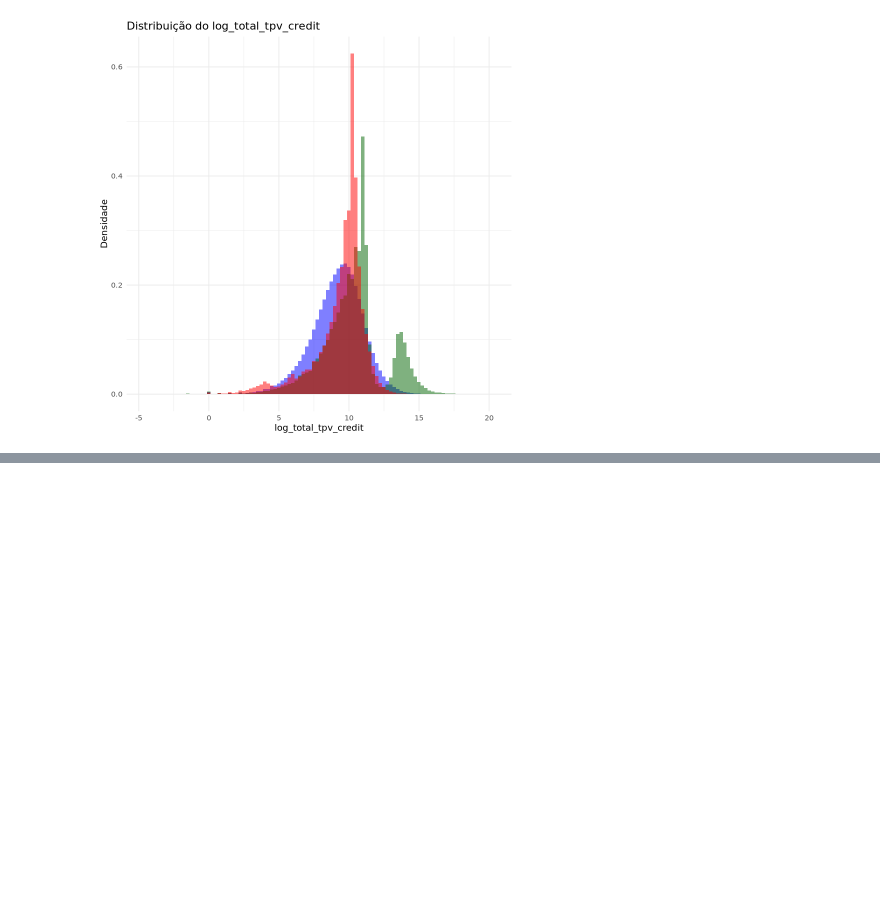
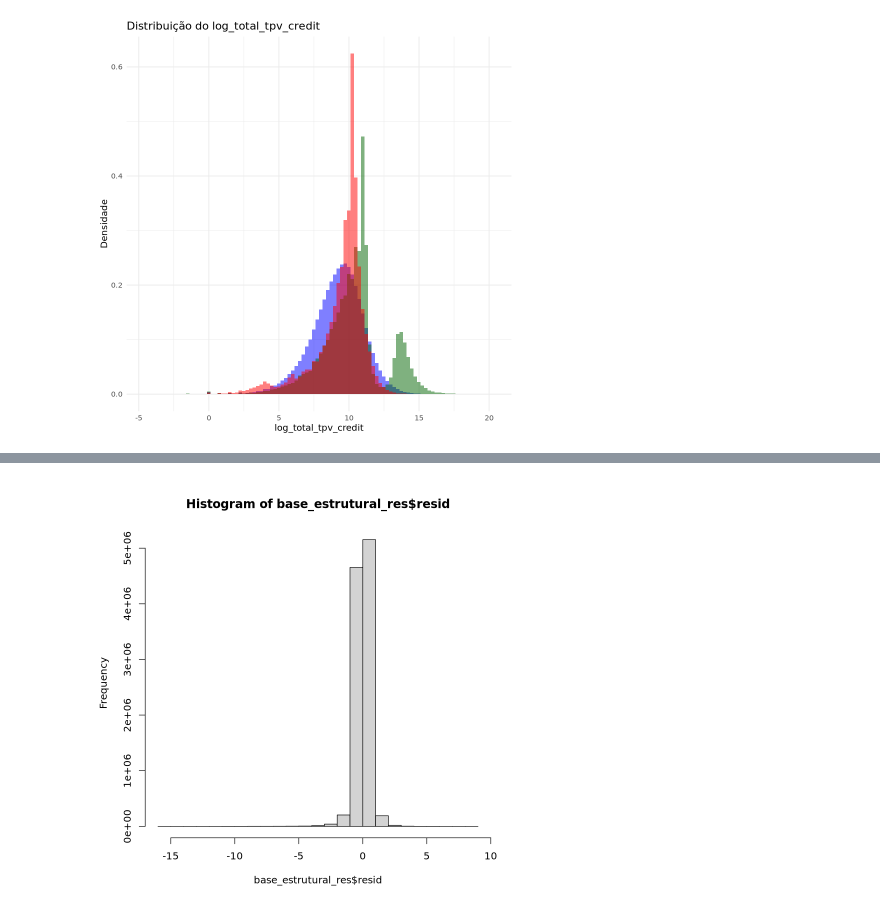
Before and after one commit to guilhermefigueira-dev/projeto_vencedores, a Jupyter notebook: R_cnpj_vencedores.ipynb, the cells around one changed output, grey strips where cells are left out. Cells and saved outputs as stored; diff of their text form; code cells hidden in the pictures; blank space fills up the shorter version.

```diff
--- a/R_cnpj_vencedores.ipynb
+++ b/R_cnpj_vencedores.ipynb
@@ -246,0 +315,4 @@ Warning message:
+# %%
+hist(base_estrutural_res$resid)
+# %% [output]
+[figure, added]
```
Also changed, not shown: parts of 25 cells of this notebook, 3 other files.
